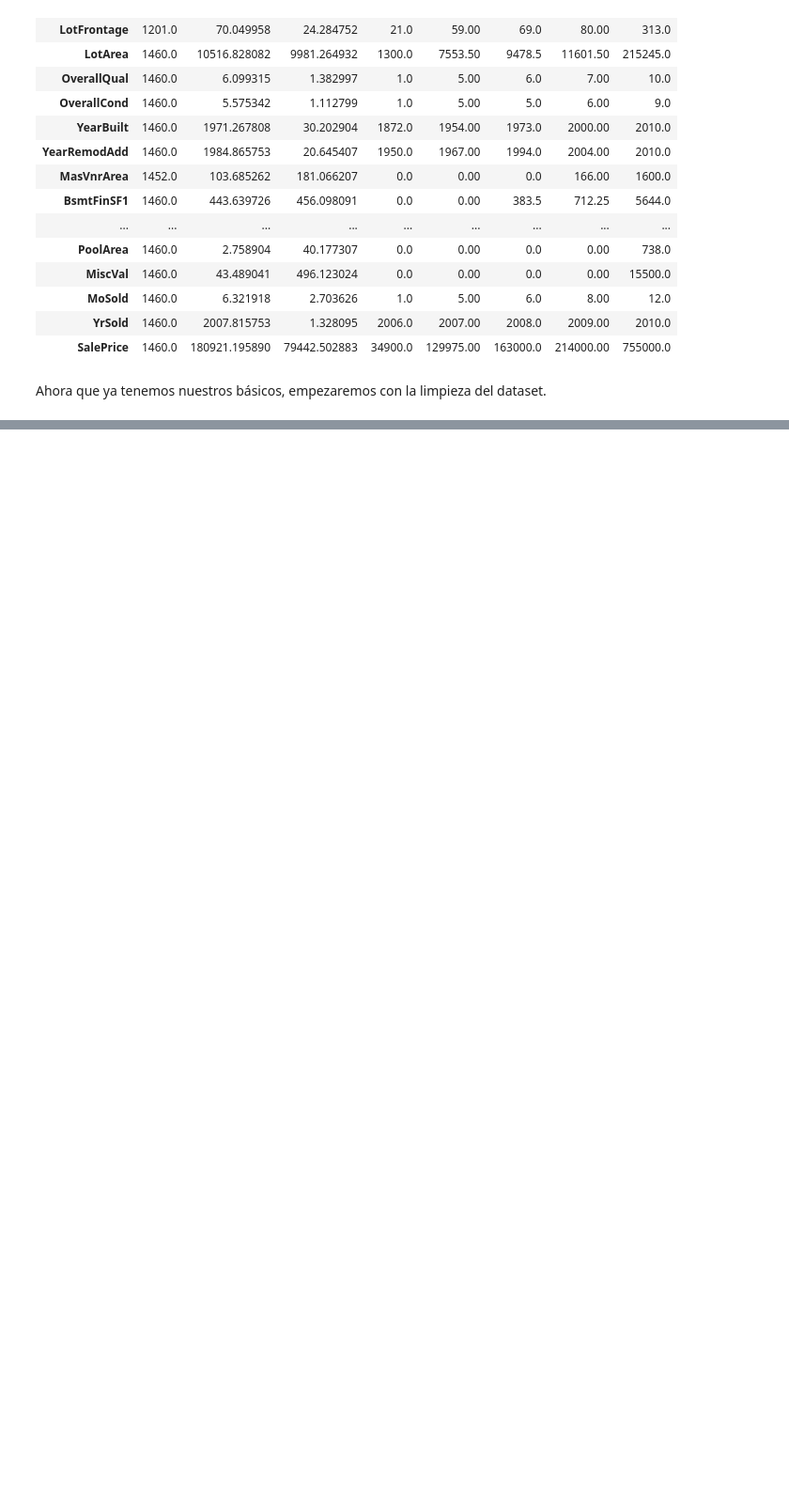
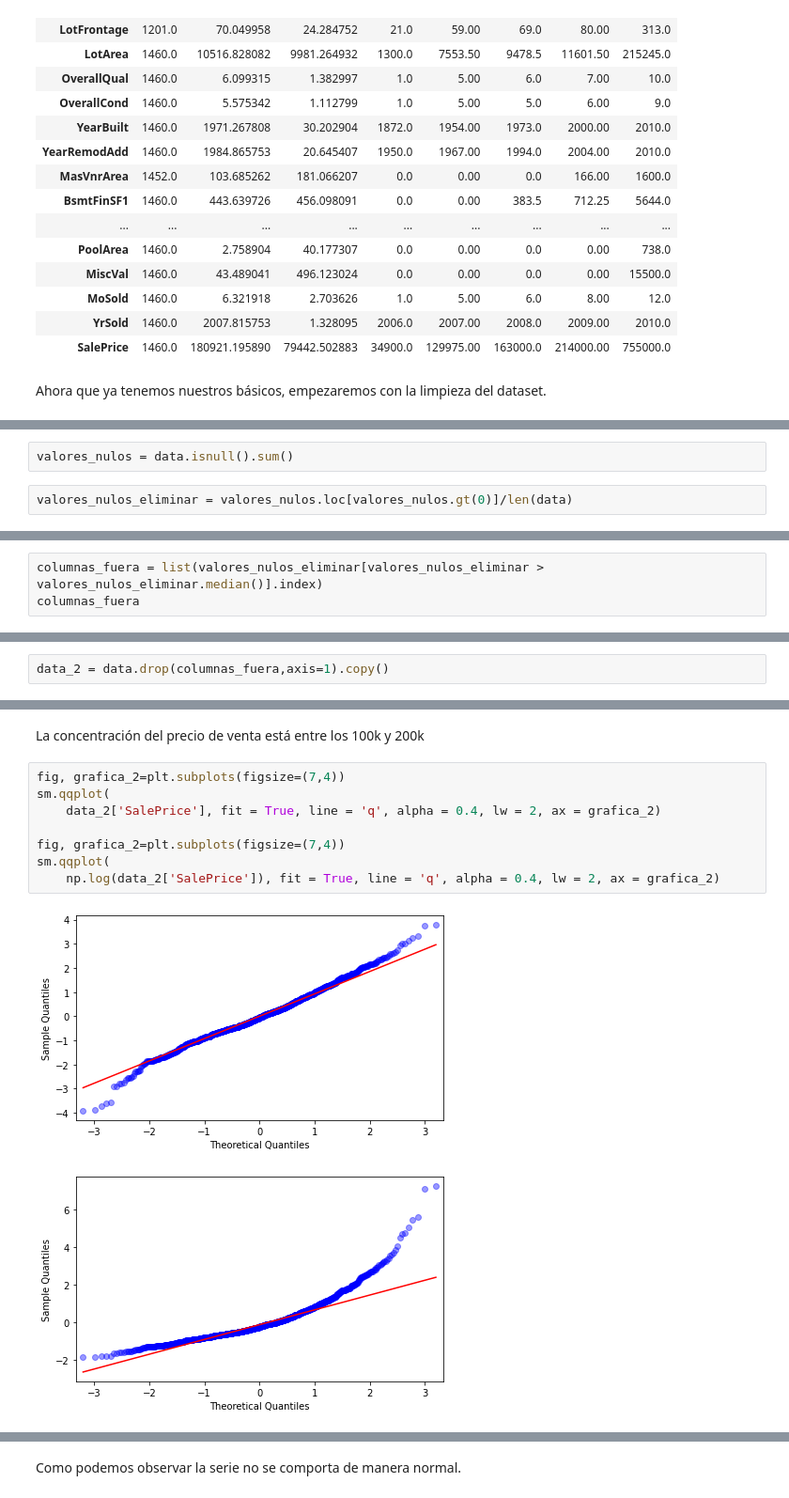
Before and after one commit to ta-data-mexpt/statistical-analysis-project, a Jupyter notebook: Proyecto.ipynb, the cells around one changed output, grey strips where cells are left out. Shown at 94% size. Saved outputs shown, nothing was run; the diff lists cells and outputs as text; blank space fills up the shorter version.

```diff
--- a/Proyecto.ipynb
+++ b/Proyecto.ipynb
@@ -130,0 +163,4 @@ Ahora que ya tenemos nuestros básicos, empezaremos con la limpieza del dataset.
+# %%
+valores_nulos = data.isnull().sum()
+# %%
+valores_nulos_eliminar = valores_nulos.loc[valores_nulos.gt(0)]/len(data)
@@ -130,0 +194,3 @@ Ahora que ya tenemos nuestros básicos, empezaremos con la limpieza del dataset.
+# %%
+columnas_fuera = list(valores_nulos_eliminar[valores_nulos_eliminar > valores_nulos_eliminar.median()].index)
+columnas_fuera
@@ -130,0 +199,2 @@ Ahora que ya tenemos nuestros básicos, empezaremos con la limpieza del dataset.
+# %%
+data_2 = data.drop(columnas_fuera,axis=1).copy()
@@ -130,0 +225,13 @@ Ahora que ya tenemos nuestros básicos, empezaremos con la limpieza del dataset.
+# %% [markdown]
+La concentración del precio de venta está entre los 100k y 200k
+# %%
+fig, grafica_2=plt.subplots(figsize=(7,4))
+sm.qqplot(
+    data_2['SalePrice'], fit = True, line = 'q', alpha = 0.4, lw = 2, ax = grafica_2)
+
+fig, grafica_2=plt.subplots(figsize=(7,4))
+sm.qqplot(
+    np.log(data_2['SalePrice']), fit = True, line = 'q', alpha = 0.4, lw = 2, ax = grafica_2)
+# %% [output]
+[figure, added]
+[figure, added]
@@ -130,0 +239,2 @@ Ahora que ya tenemos nuestros básicos, empezaremos con la limpieza del dataset.
+# %% [markdown]
+Como podemos observar la serie no se comporta de manera normal.
```
Also changed, not shown: parts of 40 cells of this notebook.
